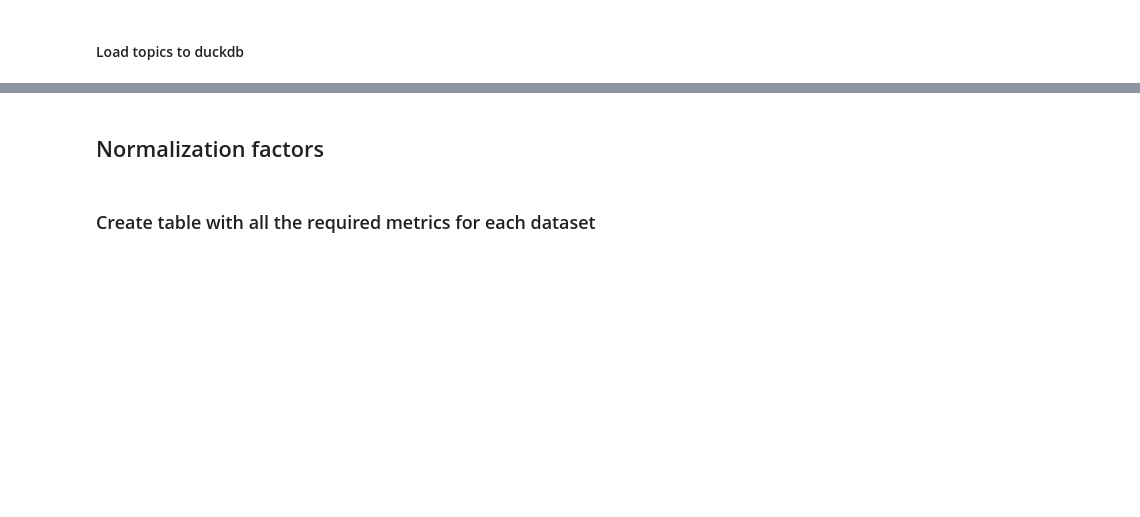
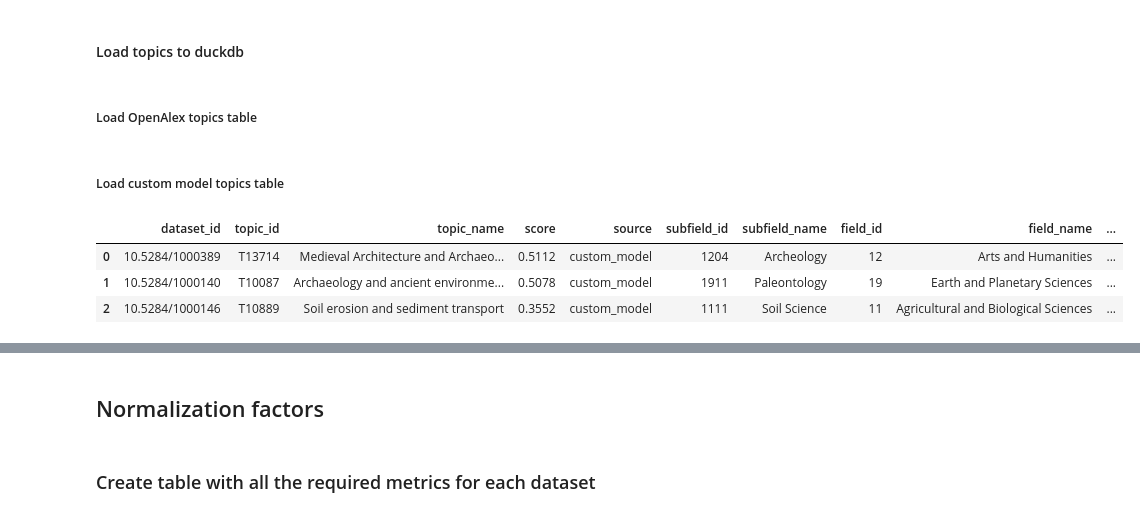
Before and after one commit to data-S-index/s-index-pipeline, a Jupyter notebook: notebooks-batch/final_processing.ipynb, the cells around one changed output, grey strips where cells are left out. Cells and saved outputs as stored; diff of their text form; code cells hidden in the pictures; blank space fills up the shorter version.

```diff
--- a/notebooks-batch/final_processing.ipynb
+++ b/notebooks-batch/final_processing.ipynb
@@ -103,6 +103,20 @@ merge_doi_fair_scores_ndjson_files(fair_scores_directory, doi_fair_scores_path)
 # %% [output]
 Found 4901 files. Starting merge with orjson...
 Done! Total lines in 'D:\pipeline-data\fair_scores\doi_fair_scores.ndjson': 49,009,521
+# %%
+#Add missing 1 DOI (based on F-UJI website score)
+new_entry = {
+    "dataset_id": "10.57451/lhd.ficxs-2.156223.1",
+    "score": 65.00,
+    "evaluationDate": "2026-02-02T00:00:00+00:00",
+    "metricVersion": "0.8",
+    "softwareVersion": "website"
+}
+
+file_path = doi_fair_scores_path
+
+with open(file_path, 'a') as f:
+    f.write(json.dumps(new_entry) + '\n')
 # %% [markdown]
 ### Extrapolate EMDB fair scores (all the same on the first 10k calculated with F-UJI)
 # %%
@@ -265,3 +283,5 @@ FAIR Scores table created. Rows: 49,061,166
 4  10.5284/1000181  30.77
 # %% [markdown]
 #### Load topics to duckdb
+# %% [markdown]
+##### Load OpenAlex topics table
@@ -267,0 +297,16 @@ FAIR Scores table created. Rows: 49,061,166
+# %% [markdown]
+##### Load custom model topics table
+# %%
+custom_file = r"D:\pipeline-data\topics\topics_custom_model\topics_custom_model.ndjson"
+con = duckdb.connect(dataset_reports_db)
+con.execute(f"""
+        CREATE OR REPLACE TABLE topics_custom_model AS
+        SELECT * FROM read_json_auto('{custom_file}', ignore_errors=true);
+    """)
+display(con.execute("SELECT * FROM topics_custom_model LIMIT 3").df())
+con.close()
+# %% [output]
+|  | dataset_id | topic_id | topic_name | score | source | subfield_id | subfield_name | field_id | field_name | ... |
+| 0 | 10.5284/1000389 | T13714 | Medieval Architecture and Archaeo... | 0.5112 | custom_model | 1204 | Archeology | 12 | Arts and Humanities | ... |
+| 1 | 10.5284/1000140 | T10087 | Archaeology and ancient environme... | 0.5078 | custom_model | 1911 | Paleontology | 19 | Earth and Planetary Sciences | ... |
+| 2 | 10.5284/1000146 | T10889 | Soil erosion and sediment transport | 0.3552 | custom_model | 1111 | Soil Science | 11 | Agricultural and Biological Sciences | ... |
```
Also changed, not shown: parts of 48 cells of this notebook, 6 other files.
